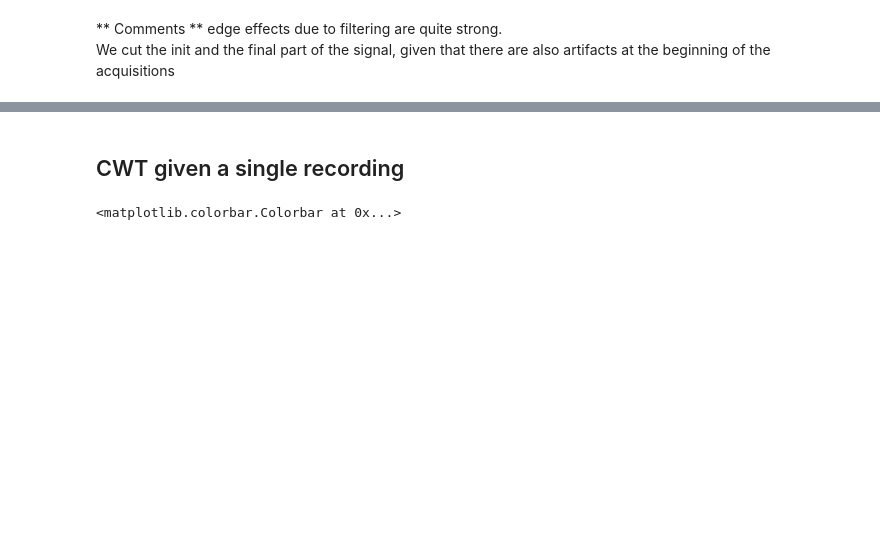
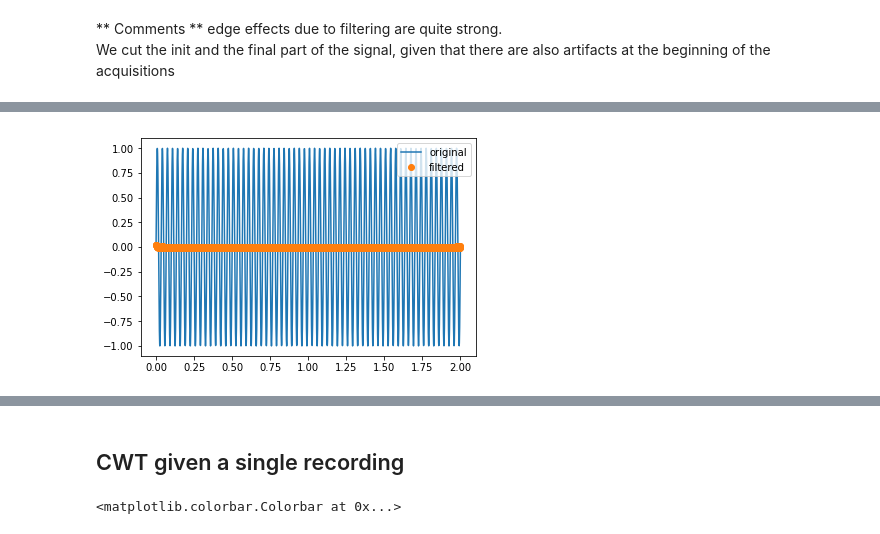
Before and after one commit to vanessadamario/multichannelAnalysis, a Jupyter notebook: multichannelAnalysis/preprocessing_pipeline.ipynb, the cells around one changed output, grey strips where cells are left out. Cells and saved outputs as stored; diff of their text form; code cells hidden in the pictures; blank space fills up the shorter version.

```diff
--- a/multichannelAnalysis/preprocessing_pipeline.ipynb
+++ b/multichannelAnalysis/preprocessing_pipeline.ipynb
@@ -50,0 +59,15 @@ We cut the init and the final part of the signal, given that there are also arti
+# %%
+# here we verify if the function works properly
+
+tmin, tmax, points = 0, 2, 2000
+f = 30.         # signal's frequency
+cutoff = 50.   # cutoff
+t = np.linspace(tmin, tmax, points)
+x = np.sin(2 * f * np.pi * t)
+
+plt.plot(t, x, label="original");
+plt.plot(t, filter_highpass(x, cutoff), 'o', label="filtered");
+plt.legend();
+plt.savefig("highpass2.pdf")
+# %% [output]
+[figure, added]
```
Also changed, not shown: parts of 10 cells of this notebook.
